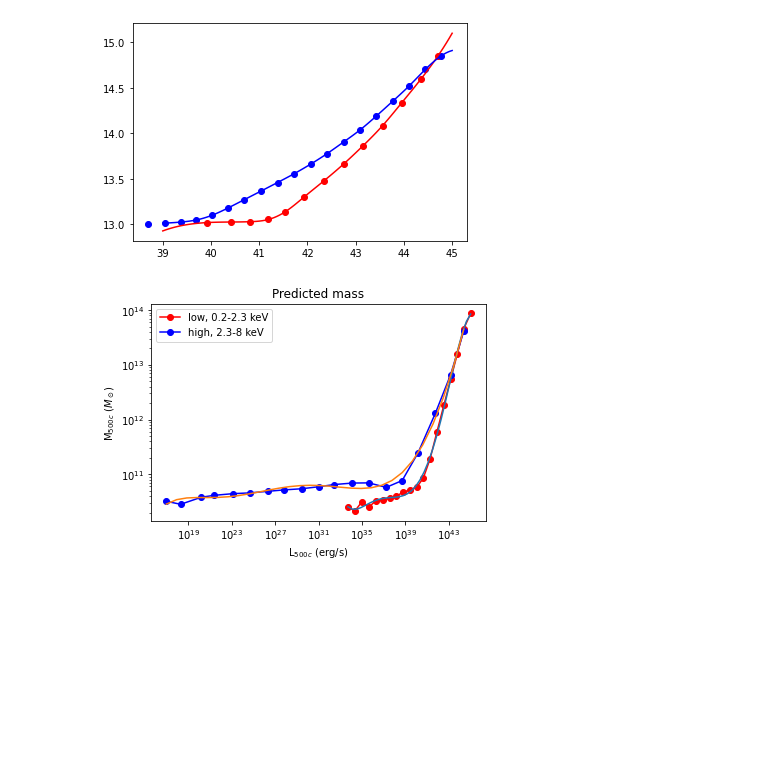
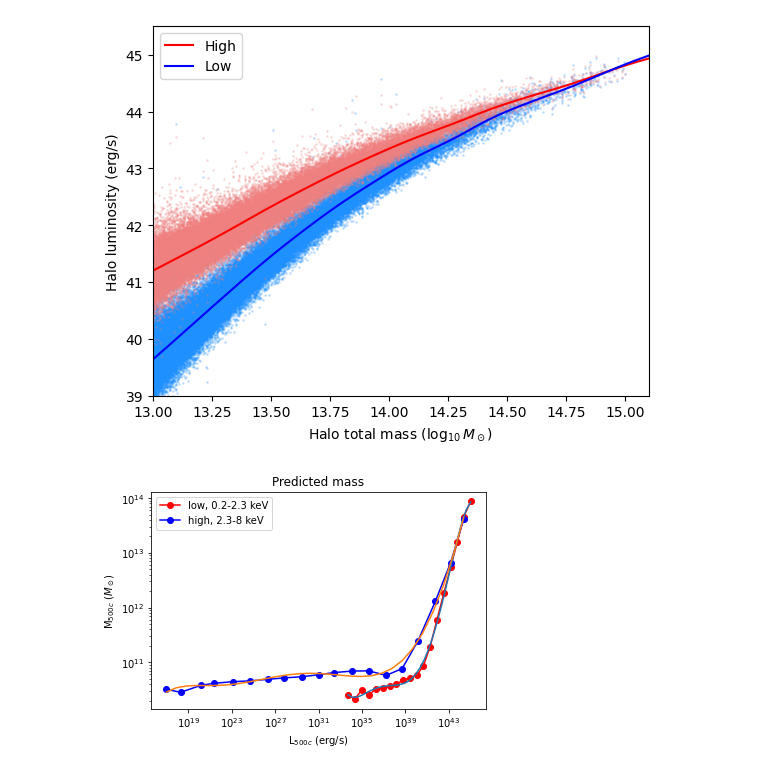
Before and after one commit to woutervantol/scriptie2, a Jupyter notebook: make_scaling_relation.ipynb, the cells around one changed output. Saved outputs shown, nothing was run; the diff lists cells and outputs as text; code cells hidden in the pictures; blank space fills up the shorter version.

```diff
--- a/make_scaling_relation.ipynb
+++ b/make_scaling_relation.ipynb
@@ -6,10 +6,10 @@ from imports.data import *
 from imports.params import p
 import matplotlib.pyplot as plt
 # %%
-p["soapfile"] = "halo_properties_0078.hdf5"
-p["simsize"] = "L2800N5040"
-p["snapshot"] = "flamingo_0078/flamingo_0078.hdf5"
-p["cosmology"] = "HYDRO_FIDUCIAL"
+# p["soapfile"] = "halo_properties_0078.hdf5"
+# p["simsize"] = "L2800N5040"
+# p["snapshot"] = "flamingo_0078/flamingo_0078.hdf5"
+p["model"] = "HYDRO_FIDUCIAL"
 data = Data(p)
 # %%
 ### get median binned mass per luminosity
@@ -92,17 +94,26 @@ np.save(p['model_path'] + filename + "_spline_fit_low", spl_low, allow_pickle=Tr
 np.save(p['model_path'] + filename + "_spline_fit_high", spl_high, allow_pickle=True)
 # %%
 x = np.linspace(39, 45, 100)
+filename = p_to_filename(p)
+spl_low = np.load(p['model_path'] + filename + "_spline_fit_low.npy", allow_pickle=True)[()]
+spl_high = np.load(p['model_path'] + filename + "_spline_fit_high.npy", allow_pickle=True)[()]
 
-spl_low = np.load(f"{p['base_model_path']}/spline_fit_low_M13-15_L45.npy", allow_pickle=True)[()]
-spl_high = np.load(f"{p['base_model_path']}/spline_fit_high_M13-15_L45.npy", allow_pickle=True)[()]
+plt.plot(spl_low(x), x, c="red", label="High")
+plt.plot(spl_high(x), x, c="blue", label="Low")
 
-plt.plot(x, spl_low(x), c="red")
-plt.plot(x, spl_high(x), c="blue")
-plt.scatter(np.log10(luminosities_low), np.log10(masses_low), c="red")
-plt.scatter(np.log10(luminosities_high), np.log10(masses_high), c="blue")
+plt.scatter(np.log10(mass), np.log10(luminosity[:, 1]), s=1, c="dodgerblue", alpha=0.2)
+plt.scatter(np.log10(mass), np.log10(luminosity[:, 0]), s=1, c="lightcoral", alpha=0.2)
+# plt.scatter(np.log10(luminosities_low), np.log10(masses_low), c="red", alpha=0.5)
+# plt.scatter(np.log10(luminosities_high), np.log10(masses_high), c="blue", alpha=0.5)
+plt.xlim(13, 15.1)
+plt.ylim(39, 45.5)
+plt.xlabel(r"Halo total mass $(\log_{10}M_\odot)$")
+plt.ylabel("Halo luminosity (erg/s)")
+plt.legend()
+plt.savefig("scaling relation fig", dpi=200)
 plt.show()
 # %% [output]
-[figure, old version]
+[figure, new version]
 # %%
 # def predict_mass(l, band="low"):
 #     poly = np.poly1d(np.load(f"/home/tol/Documents/Thesis/models/linear_fit_{band}_6.npy"))
```
Also changed, not shown: parts of 2 cells of this notebook, 7 other files.
